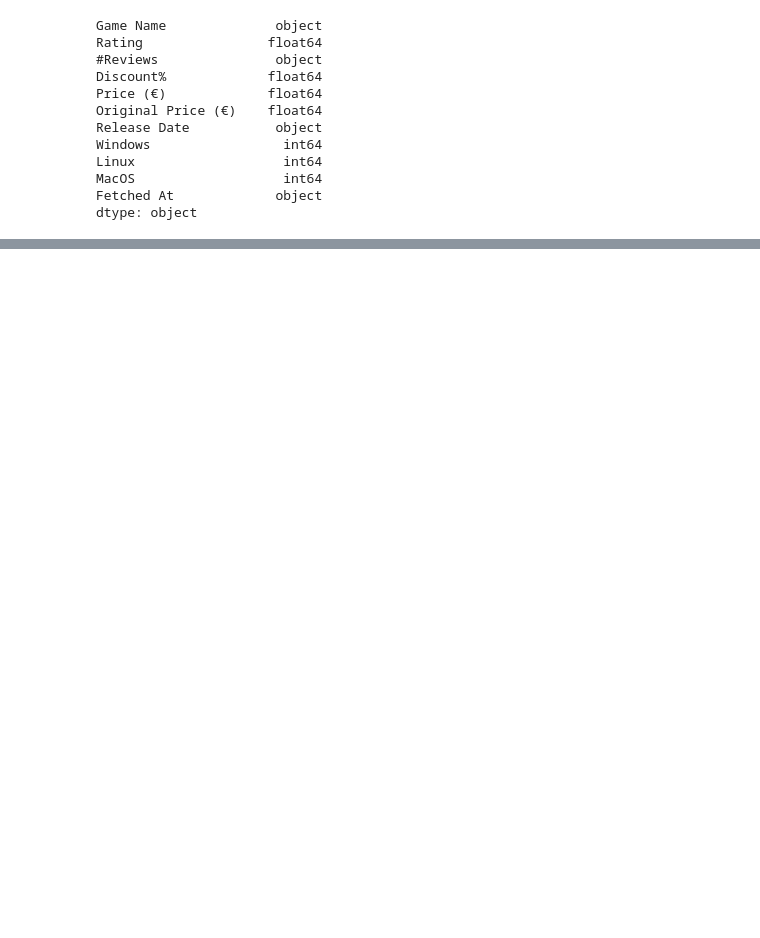
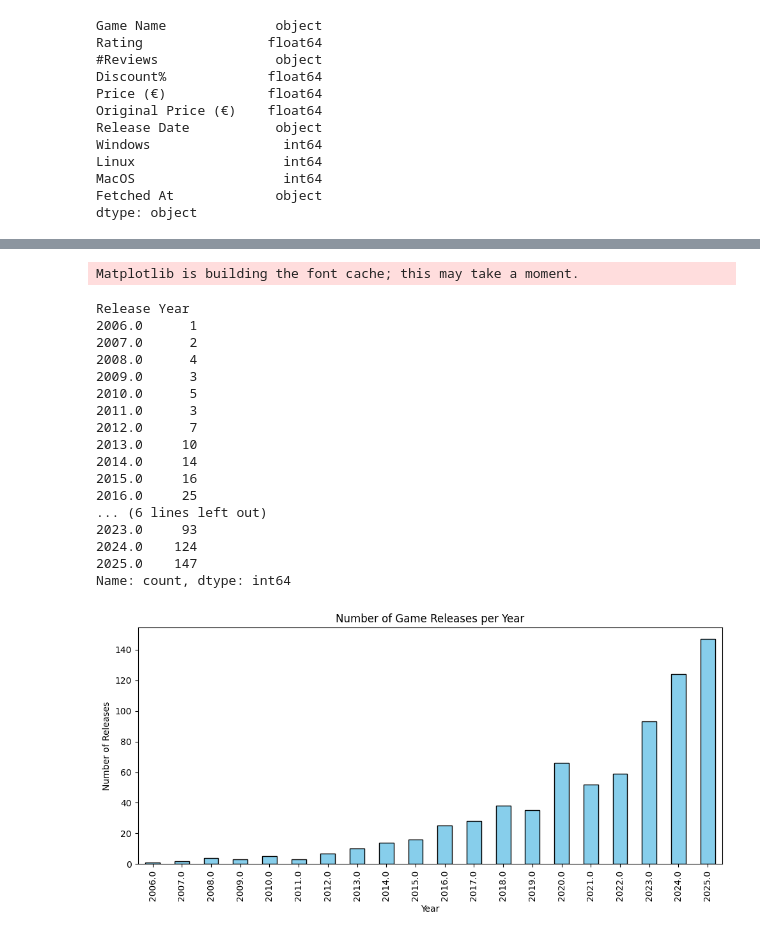
Before and after one commit to jbenigeri/Video-Game-Price-Analysis, a Jupyter notebook: src/explore_steam_data.ipynb, the cells around one changed output, grey strips where cells are left out. Cells and saved outputs as stored; diff of their text form; code cells hidden in the pictures; blank space fills up the shorter version.

```diff
--- a/src/explore_steam_data.ipynb
+++ b/src/explore_steam_data.ipynb
@@ -62,3 +62,15 @@ df.describe()
 | 75% | 7.000000 | -30.000000 | 16.990000 | 39.990000 | 2024-10-07 12:00:00 | 1.000000 | 0.000000 | 1.000000 |
 | max | 8.000000 | -10.000000 | 64.990000 | 99.990000 | 2025-09-14 00:00:00 | 1.000000 | 1.000000 | 1.000000 |
 | std | 1.279637 | 23.132706 | 8.990933 | 15.762686 | NaN | 0.062597 | 0.388866 | 0.450038 |
+# %%
+df['Release Year'] = df['Release Date'].dt.year
+# %%
+price_bins = [0, 30, 40, 50, 60, float('inf')]
+price_labels = ['0-30', '30-40', '40-50', '50-60', '60+']
+
+df['Price Range'] = pd.cut(df['Original Price (€)'], bins=price_bins, labels=price_labels, right=False)
+# %%
+year_bins = [2000, 2005, 2010, 2015, 2020, 2025, 2030]
+year_labels = ['2000–2004', '2005–2009', '2010–2014', '2015–2019', '2020–2024', '2025+']
+
+df['Year Interval'] = pd.cut(df['Release Year'], bins=year_bins, labels=year_labels, right=False)
@@ -64,0 +109,44 @@ df.describe()
+# %%
+import pandas as pd
+import matplotlib.pyplot as plt
+
+# Ensure Release Date is a datetime column
+df['Release Date'] = pd.to_datetime(df['Release Date'], format="%d %b, %Y", errors='coerce')
+
+# Extract the release year
+df['Release Year'] = df['Release Date'].dt.year
+
+# Count number of games released each year
+release_distribution = df['Release Year'].value_counts().sort_index()
+
+# Display the distribution
+print(release_distribution)
+
+# Plot as bar chart
+plt.figure(figsize=(10, 5))
+release_distribution.plot(kind='bar', color='skyblue', edgecolor='black')
+plt.title("Number of Game Releases per Year")
+plt.xlabel("Year")
+plt.ylabel("Number of Releases")
+plt.tight_layout()
+plt.show()
+# %% [output]
+Matplotlib is building the font cache; this may take a moment.
+Release Year
+2006.0      1
+2007.0      2
+2008.0      4
+2009.0      3
+2010.0      5
+2011.0      3
+2012.0      7
+2013.0     10
+2014.0     14
+2015.0     16
+2016.0     25
+... (6 lines left out)
+2023.0     93
+2024.0    124
+2025.0    147
+Name: count, dtype: int64
+[figure, added]
```
Also changed, not shown: parts of 3 cells of this notebook, 2 other files.
